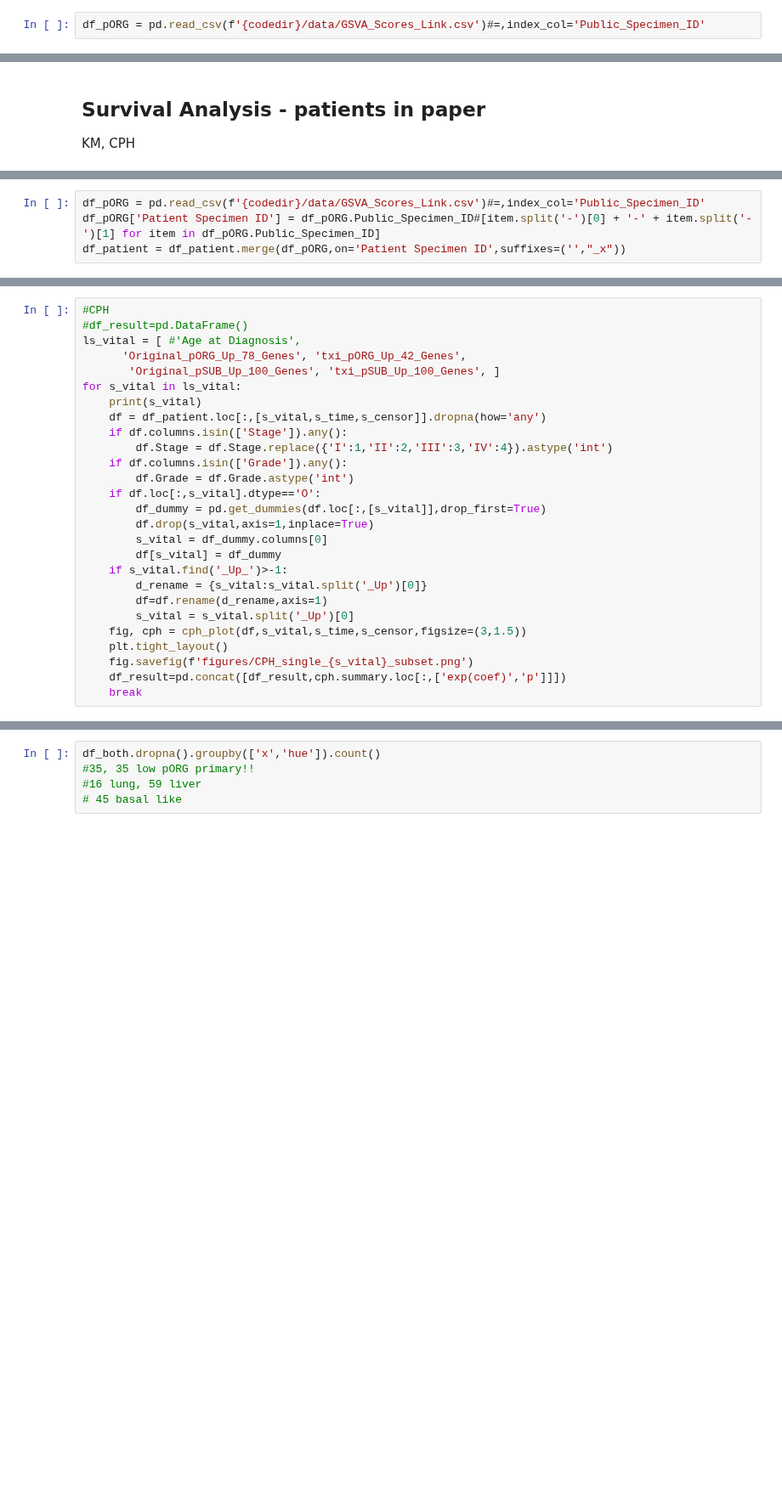
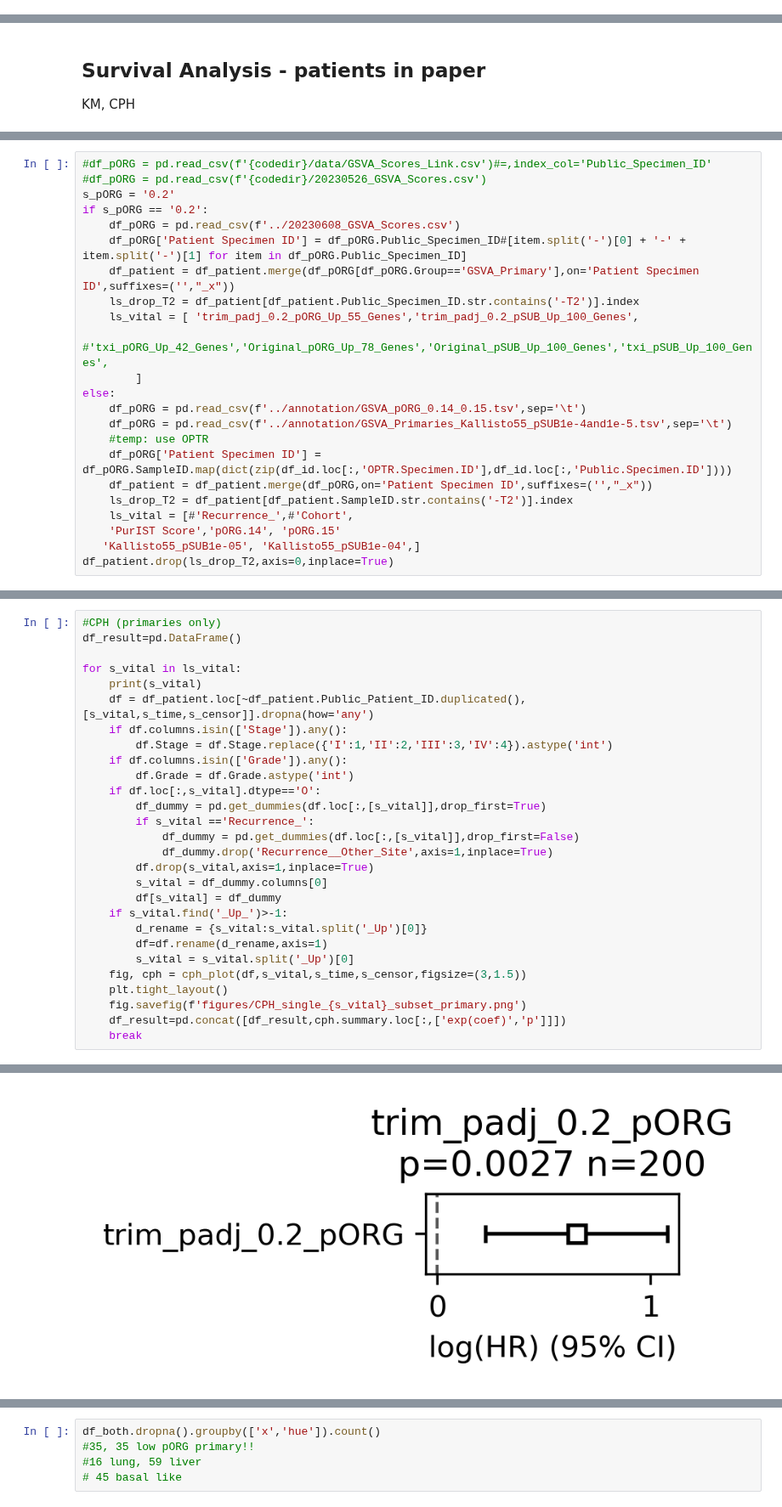
Before and after one commit to engjen/Liver_Lung_PDAC, a Jupyter notebook: 20221025_PDAC_pipeline_Link.ipynb, the cells around one changed output, grey strips where cells are left out. Shown at 85% size. Cells and saved outputs as stored; diff of their text form; blank space fills up the shorter version.

Commit message:
latest GSVA, pORG 0.2

```diff
--- a/20221025_PDAC_pipeline_Link.ipynb
+++ b/20221025_PDAC_pipeline_Link.ipynb
@@ -204,2 +312,0 @@ len(df_surv)
-# %%
-df_pORG = pd.read_csv(f'{codedir}/data/GSVA_Scores_Link.csv')#=,index_col='Public_Specimen_ID'
@@ -816,6 +1094,25 @@ for s_vital in ls_vital:
 
 pORG, pSUB GSVA
 # %%
-df_pORG = pd.read_csv(f'{codedir}/data/GSVA_Scores_Link.csv')#=,index_col='Public_Specimen_ID'
-df_pORG['Patient Specimen ID'] = df_pORG.Public_Specimen_ID#[item.split('-')[0] + '-' + item.split('-')[1] for item in df_pORG.Public_Specimen_ID]
-df_patient = df_patient.merge(df_pORG,on='Patient Specimen ID',suffixes=('',"_x"))
+#df_pORG = pd.read_csv(f'{codedir}/data/GSVA_Scores_Link.csv')#=,index_col='Public_Specimen_ID'
+#df_pORG = pd.read_csv(f'{codedir}/20230526_GSVA_Scores.csv')
+s_pORG = '0.2'
+if s_pORG == '0.2':
+    df_pORG = pd.read_csv(f'../20230608_GSVA_Scores.csv')
+    df_pORG['Patient Specimen ID'] = df_pORG.Public_Specimen_ID#[item.split('-')[0] + '-' + item.split('-')[1] for item in df_pORG.Public_Specimen_ID]
+    df_patient = df_patient.merge(df_pORG[df_pORG.Group=='GSVA_Primary'],on='Patient Specimen ID',suffixes=('',"_x"))
+    ls_drop_T2 = df_patient[df_patient.Public_Specimen_ID.str.contains('-T2')].index
+    ls_vital = [ 'trim_padj_0.2_pORG_Up_55_Genes','trim_padj_0.2_pSUB_Up_100_Genes',
+     #'txi_pORG_Up_42_Genes','Original_pORG_Up_78_Genes','Original_pSUB_Up_100_Genes','txi_pSUB_Up_100_Genes',
+        ]
+else:
+    df_pORG = pd.read_csv(f'../annotation/GSVA_pORG_0.14_0.15.tsv',sep='\t')
+    df_pORG = pd.read_csv(f'../annotation/GSVA_Primaries_Kallisto55_pSUB1e-4and1e-5.tsv',sep='\t')
+    #temp: use OPTR
+    df_pORG['Patient Specimen ID'] = df_pORG.SampleID.map(dict(zip(df_id.loc[:,'OPTR.Specimen.ID'],df_id.loc[:,'Public.Specimen.ID'])))
+    df_patient = df_patient.merge(df_pORG,on='Patient Specimen ID',suffixes=('',"_x"))
+    ls_drop_T2 = df_patient[df_patient.SampleID.str.contains('-T2')].index
+    ls_vital = [#'Recurrence_',#'Cohort',
+    'PurIST Score','pORG.14', 'pORG.15'
+   'Kallisto55_pSUB1e-05', 'Kallisto55_pSUB1e-04',]
+df_patient.drop(ls_drop_T2,axis=0,inplace=True)
@@ -825,18 +1119,19 @@ df_patient.drop(ls_drop_T2,axis=0,inplace=True)
 # %%
-#CPH
-#df_result=pd.DataFrame()
-ls_vital = [ #'Age at Diagnosis',
-      'Original_pORG_Up_78_Genes', 'txi_pORG_Up_42_Genes',
-       'Original_pSUB_Up_100_Genes', 'txi_pSUB_Up_100_Genes', ]
+#CPH (primaries only)
+df_result=pd.DataFrame()
+
 for s_vital in ls_vital:
     print(s_vital)
-    df = df_patient.loc[:,[s_vital,s_time,s_censor]].dropna(how='any')
+    df = df_patient.loc[~df_patient.Public_Patient_ID.duplicated(),[s_vital,s_time,s_censor]].dropna(how='any')
     if df.columns.isin(['Stage']).any():
         df.Stage = df.Stage.replace({'I':1,'II':2,'III':3,'IV':4}).astype('int')
     if df.columns.isin(['Grade']).any():
         df.Grade = df.Grade.astype('int')
     if df.loc[:,s_vital].dtype=='O':
         df_dummy = pd.get_dummies(df.loc[:,[s_vital]],drop_first=True)
+        if s_vital =='Recurrence_':
+            df_dummy = pd.get_dummies(df.loc[:,[s_vital]],drop_first=False)
+            df_dummy.drop('Recurrence__Other_Site',axis=1,inplace=True)
         df.drop(s_vital,axis=1,inplace=True)
         s_vital = df_dummy.columns[0]
         df[s_vital] = df_dummy
@@ -846,6 +1141,7 @@ for s_vital in ls_vital:
         s_vital = s_vital.split('_Up')[0]
     fig, cph = cph_plot(df,s_vital,s_time,s_censor,figsize=(3,1.5))
     plt.tight_layout()
-    fig.savefig(f'figures/CPH_single_{s_vital}_subset.png')
+    fig.savefig(f'figures/CPH_single_{s_vital}_subset_primary.png')
     df_result=pd.concat([df_result,cph.summary.loc[:,['exp(coef)','p']]])
     break
+# %% [output]
@@ -851,0 +1149 @@ for s_vital in ls_vital:
+[figure, added]
```
Also changed, not shown: parts of 103 cells of this notebook.
